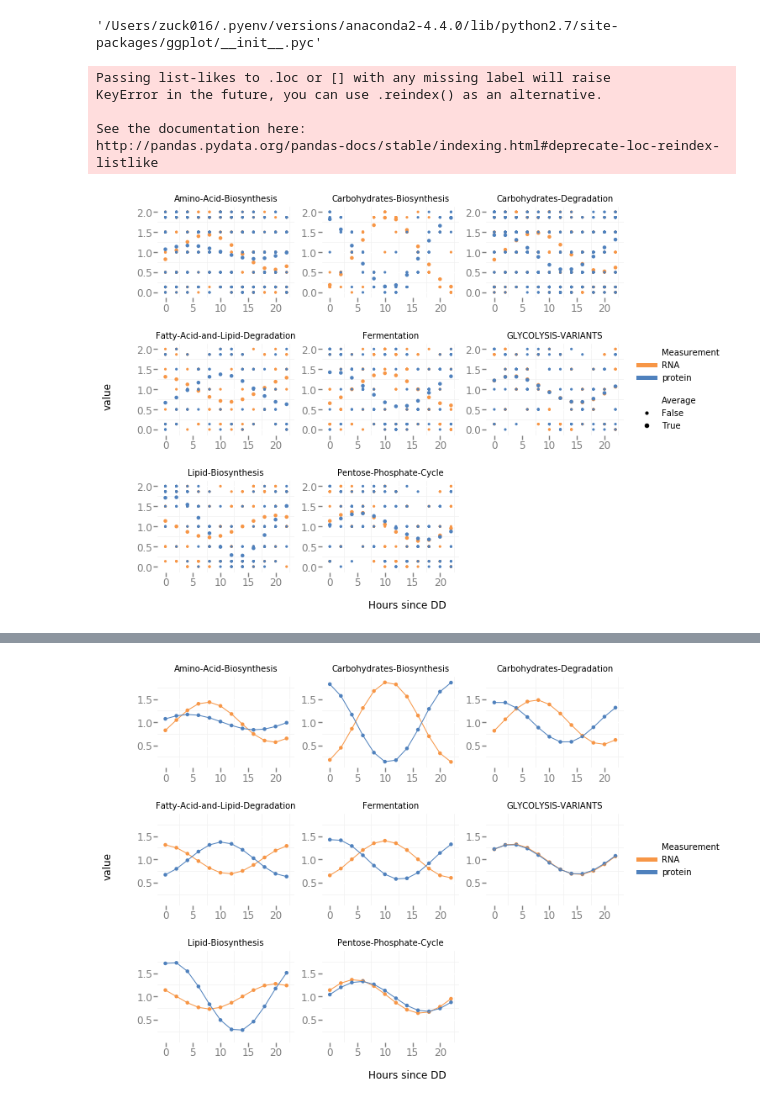
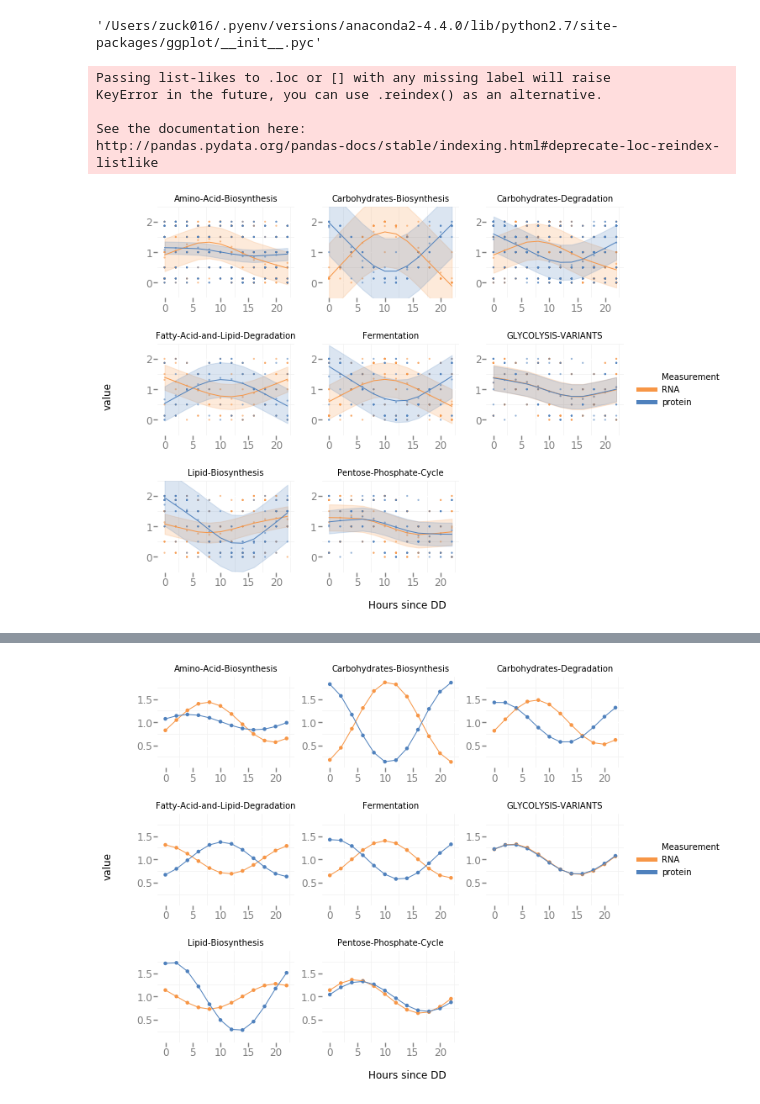
Before and after one commit to djinnome/PeakPhases, a Jupyter notebook: PeakPhaseAnalysis.ipynb, the cells around one changed output, grey strips where cells are left out. Saved outputs shown, nothing was run; the diff lists cells and outputs as text; code cells hidden in the pictures.

```diff
--- a/PeakPhaseAnalysis.ipynb
+++ b/PeakPhaseAnalysis.ipynb
@@ -223,32 +223,39 @@ for pwy in pwy_classes:
     pwy_data[pwy] =protein_and_rna_oscillations.loc[pwy_genes.index].dropna()
     pwy_data[pwy].loc['Average'] = pwy_data[pwy].mean(axis=0)
     pwy_data[pwy].index.name='Gene'
     melted_pwy_data[pwy] = pwy_data[pwy].reset_index().melt(id_vars='Gene')
     melted_pwy_data[pwy]['Average'] = melted_pwy_data[pwy]['Gene'] == 'Average'
     #melted_pwy_data[pwy]['StdDev'] = melted_pwy_data[pwy]['Gene'] == 'StdDev'
     melted_pwy_data[pwy]['Hours since DD'] =  melted_pwy_data[pwy]['variable'].str.extract(r'^(\d+)',expand=False).astype(int)
     melted_pwy_data[pwy]['Measurement'] = melted_pwy_data[pwy]['variable'].str.split('_').str.get(1)
     melted_pwy_data[pwy]['PathwayClass'] = pwy
     melted_pwy_data[pwy].to_csv('{}-rna-and-protein-oscillations.tab'.format(pwy),sep='\t',index=False)
     pwy_data[pwy].loc['StdDev'] = pwy_data[pwy].std(axis=0)
     pwy_data[pwy].loc['ErrorBarBottom'] = pwy_data[pwy].loc['Average'] - 0.5*pwy_data[pwy].loc['StdDev']
     pwy_data[pwy].loc['ErrorBarTop'] = pwy_data[pwy].loc['Average'] + 0.5*pwy_data[pwy].loc['StdDev']
     stat_data[pwy] = pwy_data[pwy].loc[['Average','StdDev','ErrorBarBottom','ErrorBarTop']]
     stat_data[pwy]['PathwayClass'] = pwy
     stat_data[pwy] = stat_data[pwy].reset_index()
 #stat_pwy_data = pd.concat(pwy_data.values(),ignore_index=True)
 #display(stat_pwy_data)
 all_pwy_data = pd.concat(melted_pwy_data.values(),ignore_index=True)
 all_pwy_data.to_csv('pwy-rna-and-protein-oscillations.tab',sep='\t',index=False)
 #display(all_pwy_data)
 #avg_pwy_data =
-p = ggplot(aes(x='Hours since DD', y='value', color='Measurement',size='Average'),data=all_pwy_data) + geom_point()  +    facet_wrap('PathwayClass') + scale_color_manual(values=['#F79646','#4F81BD']) + theme_bw()
+p = ggplot(aes(x='Hours since DD', y='value', color='Measurement'),data=all_pwy_data) + \
+    geom_point(size=5, alpha=0.6)  + \
+    stat_smooth(method='loess', size=1, window=20, alpha=0.001) + \
+    facet_wrap('PathwayClass') + \
+    scale_color_manual(values=['#F79646','#4F81BD']) + \
+    theme_bw() + \
+    ylim(-0.5,2.5)
+
 
 p.save('ProteinAndRNAOscillations.pdf')
 # %% [output]
 Passing list-likes to .loc or [] with any missing label will raise
 KeyError in the future, you can use .reindex() as an alternative.
 
 See the documentation here:
 http://pandas.pydata.org/pandas-docs/stable/indexing.html#deprecate-loc-reindex-listlike
-[figure, old version]
+[figure, new version]
```
Also changed, not shown: parts of 4 cells of this notebook, 3 other files.
